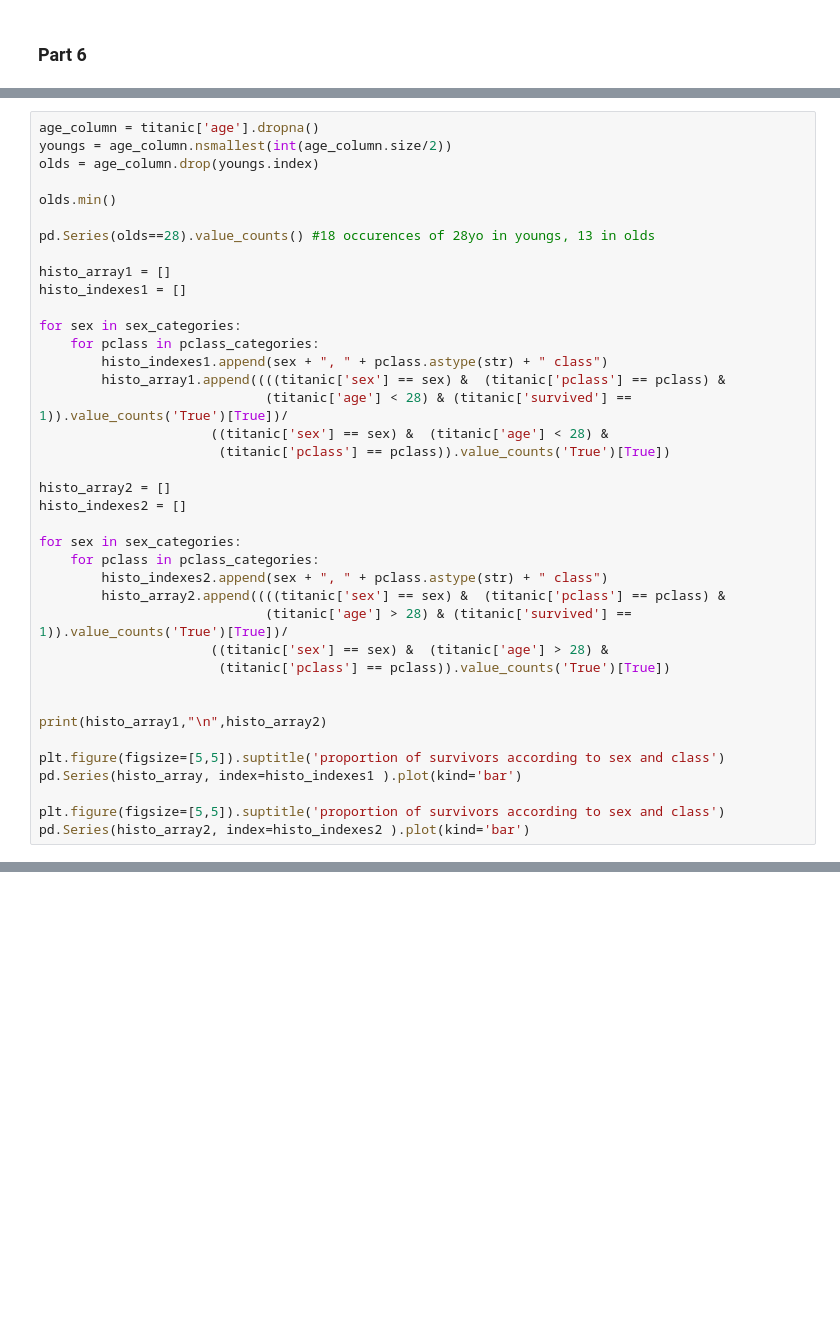
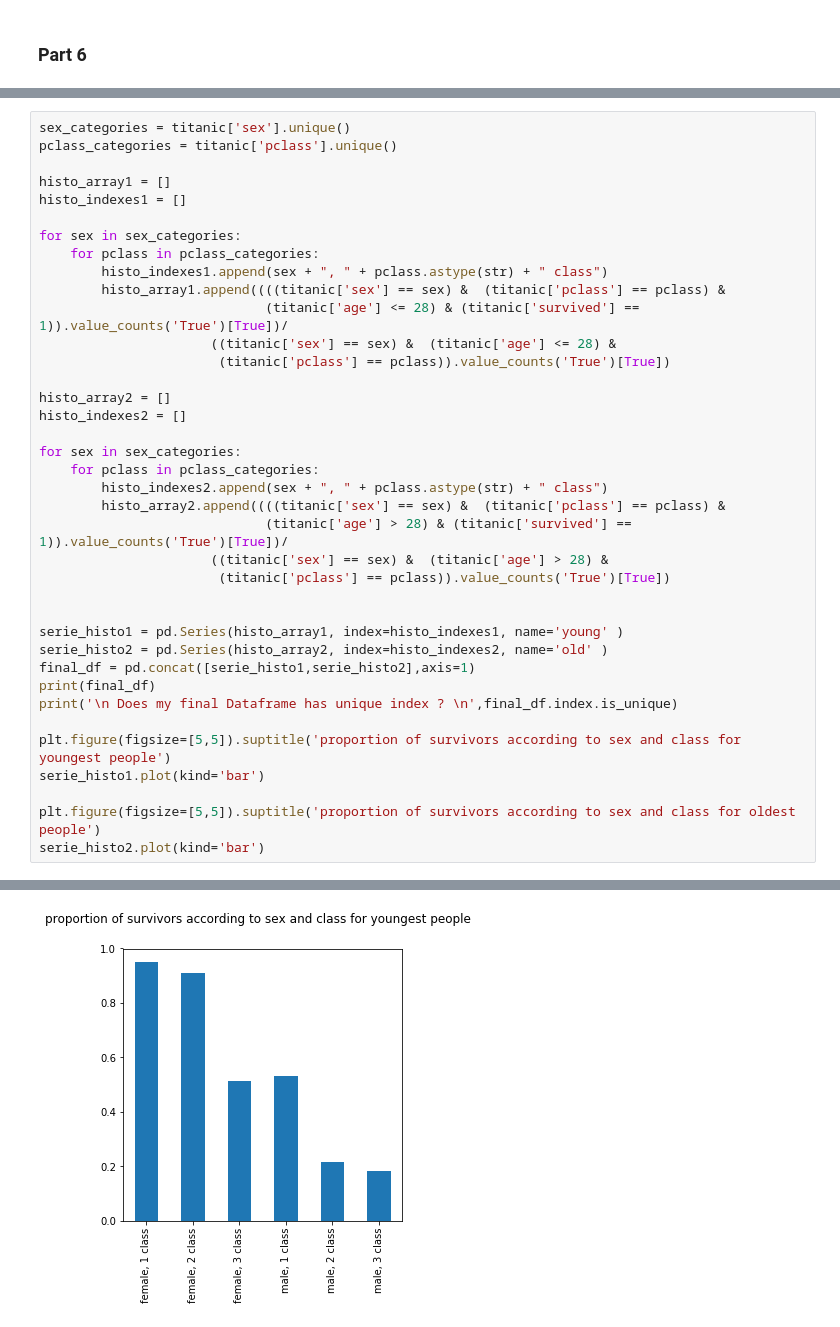
Before and after one commit to adrienruault/ada_molmaru, a Jupyter notebook: Homework01/Solution_task3.ipynb, the cells around one changed output, grey strips where cells are left out. Saved outputs shown, nothing was run; the diff lists cells and outputs as text; blank space fills up the shorter version.

```diff
--- a/Homework01/Solution_task3.ipynb
+++ b/Homework01/Solution_task3.ipynb
@@ -347,11 +371,6 @@ series_to_plot.plot(kind='bar', title = 'Survival ratio per different categories
 # %%
-age_column = titanic['age'].dropna()
-youngs = age_column.nsmallest(int(age_column.size/2))
-olds = age_column.drop(youngs.index)
-
-olds.min()
-
-pd.Series(olds==28).value_counts() #18 occurences of 28yo in youngs, 13 in olds
+sex_categories = titanic['sex'].unique()
+pclass_categories = titanic['pclass'].unique()
 
 histo_array1 = []
 histo_indexes1 = []
@@ -360,8 +379,8 @@ for sex in sex_categories:
     for pclass in pclass_categories:
         histo_indexes1.append(sex + ", " + pclass.astype(str) + " class")
         histo_array1.append((((titanic['sex'] == sex) &  (titanic['pclass'] == pclass) &
-                             (titanic['age'] < 28) & (titanic['survived'] == 1)).value_counts('True')[True])/
-                      ((titanic['sex'] == sex) &  (titanic['age'] < 28) &
+                             (titanic['age'] <= 28) & (titanic['survived'] == 1)).value_counts('True')[True])/
+                      ((titanic['sex'] == sex) &  (titanic['age'] <= 28) &
                        (titanic['pclass'] == pclass)).value_counts('True')[True])
 
 histo_array2 = []
@@ -376,11 +395,15 @@ for sex in sex_categories:
                        (titanic['pclass'] == pclass)).value_counts('True')[True])
 
 
-print(histo_array1,"\n",histo_array2)
+serie_histo1 = pd.Series(histo_array1, index=histo_indexes1, name='young' )
+serie_histo2 = pd.Series(histo_array2, index=histo_indexes2, name='old' )
+final_df = pd.concat([serie_histo1,serie_histo2],axis=1)
+print(final_df)
+print('\n Does my final Dataframe has unique index ? \n',final_df.index.is_unique)
 
-plt.figure(figsize=[5,5]).suptitle('proportion of survivors according to sex and class')
-pd.Series(histo_array, index=histo_indexes1 ).plot(kind='bar')
+plt.figure(figsize=[5,5]).suptitle('proportion of survivors according to sex and class for youngest people')
+serie_histo1.plot(kind='bar')
 
-plt.figure(figsize=[5,5]).suptitle('proportion of survivors according to sex and class')
-pd.Series(histo_array2, index=histo_indexes2 ).plot(kind='bar')
+plt.figure(figsize=[5,5]).suptitle('proportion of survivors according to sex and class for oldest people')
+serie_histo2.plot(kind='bar')
 # %% [output]
@@ -387,0 +421 @@ NameError: name 'sex_categories' is not defined
+[figure, added]
```
Also changed, not shown: parts of 5 cells of this notebook.
